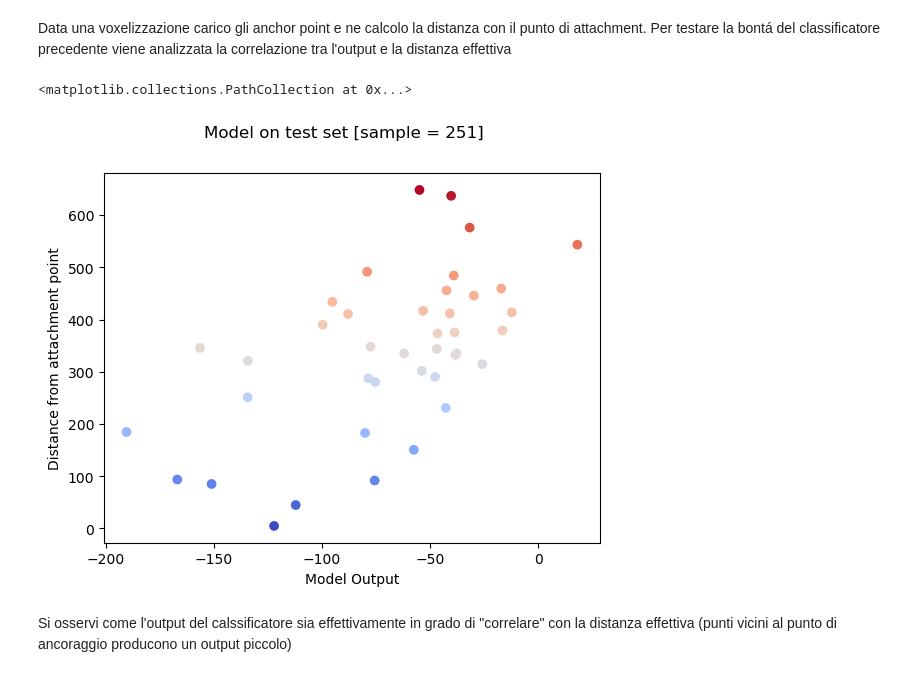
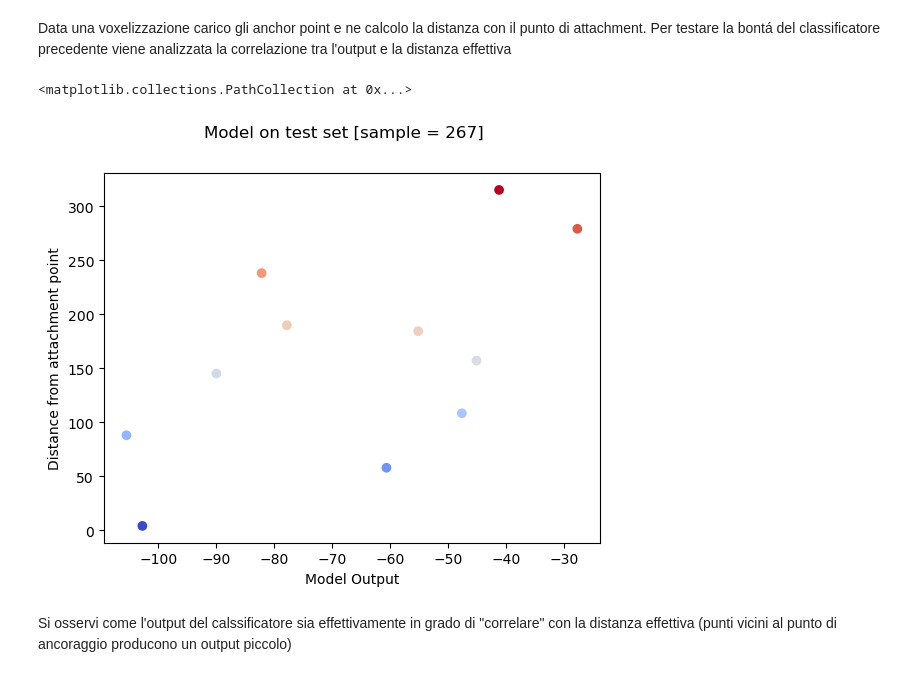
Before and after one commit to lucamuscarnera/AnchorPointQuality, a Jupyter notebook: FullWorkingDataPipeline/Main.ipynb, the cells around one changed output. Cells and saved outputs as stored; diff of their text form; code cells hidden in the pictures.

Commit message:
Rotational Invariance in FullyWorkingDataPipe + Weight Saveline
É stata aggiunta l'invarianza rotazionale al modello finale.
É stata aggiunta la possibilitá di salvare i pesi nel notebook

```diff
--- a/FullWorkingDataPipeline/Main.ipynb
+++ b/FullWorkingDataPipeline/Main.ipynb
@@ -75,6 +156,11 @@ def extract_dataset(N = 150,window_size = 8):
                                 len(voxelizations)     # il test set
                             )[indici_test] , size = N
                         )
+
+    ####  Invarianza rotazionale
+
+    transform = SubvoxelgridTransform(window_size)
+
     ##### TRAIN
     for sample in selezionati_train:
         curr_vox        = voxelizations[sample]
@@ -95,11 +181,15 @@ def extract_dataset(N = 150,window_size = 8):
         curr_vox = np.pad(curr_vox,
                           pad_width = ((window_size,window_size),(window_size,window_size),(window_size,window_size))
                          )
-        X_train.append( curr_vox[
+        X_train.append( transform.rotational_invariance
+                        (
+                           curr_vox[
                             (i+window_size) - window_size: (i+window_size) + window_size,
                             (j+window_size) - window_size: (j+window_size) + window_size,
                             (k+window_size) - window_size: (k+window_size) + window_size
-                          ] )
+                          ]
+                        )
+                      )
         F_train.append(finger_prints[sample])
         Y_train.append( np.sum((center  - centers_of_mass[sample])**2) )
 
@@ -124,11 +214,16 @@ def extract_dataset(N = 150,window_size = 8):
         curr_vox = np.pad(curr_vox,
                           pad_width = ((window_size,window_size),(window_size,window_size),(window_size,window_size))
                          )
-        X_test.append( curr_vox[
-                            (i+window_size) - window_size: (i+window_size) + window_size,
-                            (j+window_size) - window_size: (j+window_size) + window_size,
-                            (k+window_size) - window_size: (k+window_size) + window_size
-                          ] )
+        X_test.append(
+                        transform.rotational_invariance
+                        (
+                            curr_vox[
+                                (i+window_size) - window_size: (i+window_size) + window_size,
+                                (j+window_size) - window_size: (j+window_size) + window_size,
+                                (k+window_size) - window_size: (k+window_size) + window_size
+                              ]
+                        )
+                        )
         F_test.append(finger_prints[sample])
         Y_test.append( np.sum((center  - centers_of_mass[sample])**2) )
 
@@ -185,7 +280,7 @@ for i in range(2000):
     validation_scores.append(validation_score)
 
     plt.scatter(i, validation_score, s = 50., color = 'black')
-    if i % 100 == 0:
+    if i % 10 == 0:
         plt.show()
         plt.pause(1e-12)
 # %% [output]
@@ -217,0 +320,3 @@ plt.plot(validation_scores)
+# %%
+W  = np.load("W.npy")
+Wf = np.load("Wf.npy")
@@ -221,7 +328,7 @@ plt.plot(validation_scores)
 Data una voxelizzazione carico gli anchor point e ne calcolo la distanza con il punto di attachment.
 Per testare la bontá del classificatore precedente viene analizzata la correlazione tra l'output e la distanza effettiva
 # %%
-sample = np.arange(len(voxelizations))[indici_test][11]
+sample = np.arange(len(voxelizations))[indici_test][27]
 
 # costrusico la voxgrid paddata
 
@@ -234,39 +341,43 @@ curr_vox  = jnp.pad(
                     (window,window)
                 )
             )
+
+# imposto la trasfromazione
+
+transform = SubvoxelgridTransform(window)
 
 points = []
 for a in anchors[sample]:
     correct_distance = jnp.sum( ( a - centers_of_mass[sample] )**2 )
 
     # trovo il voxel associato al punto di ancoraggip
     x_min,x_max,y_min,y_max,z_min,z_max = voxelization_specs[sample]
     x,y,z = a
     i,j,k = (
              int( (x - x_min)/(x_max - x_min) * Nx ),
              int( (y - y_min)/(y_max - y_min) * Ny ),
              int( (z - z_min)/(z_max - z_min) * Nz )
     )
 
     # estraggo la subvoxelgrid
-    subvox = curr_vox[
+    subvox = transform.rotational_invariance(curr_vox[
                             (i+window) - window: (i+window) + window,
                             (j+window) - window: (j+window) + window,
                             (k+window) - window: (k+window) + window
-                          ]
+                          ])
     # estraggo il farmaco
     f      = finger_prints[sample]
     Y_hat =  predict(W,Wf,subvox[None,:],f[None,:])[0]
 
     points.append([Y_hat,correct_distance])
 
 points = np.array(points)
 plt.xlabel("Model Output")
 plt.ylabel("Distance from attachment point")
 plt.suptitle("Model on test set [sample = %d]" % sample)
 plt.scatter(points[:,0],points[:,1],c = points[:,1], cmap = 'coolwarm')
 # %% [output]
 <matplotlib.collections.PathCollection at 0x...>
-[figure, old version]
+[figure, new version]
 # %% [markdown]
 Si osservi come l'output del calssificatore sia effettivamente in grado di "correlare" con la distanza effettiva (punti vicini al punto di ancoraggio producono un output piccolo)
```
Also changed, not shown: parts of 8 cells of this notebook, 2 other files.
